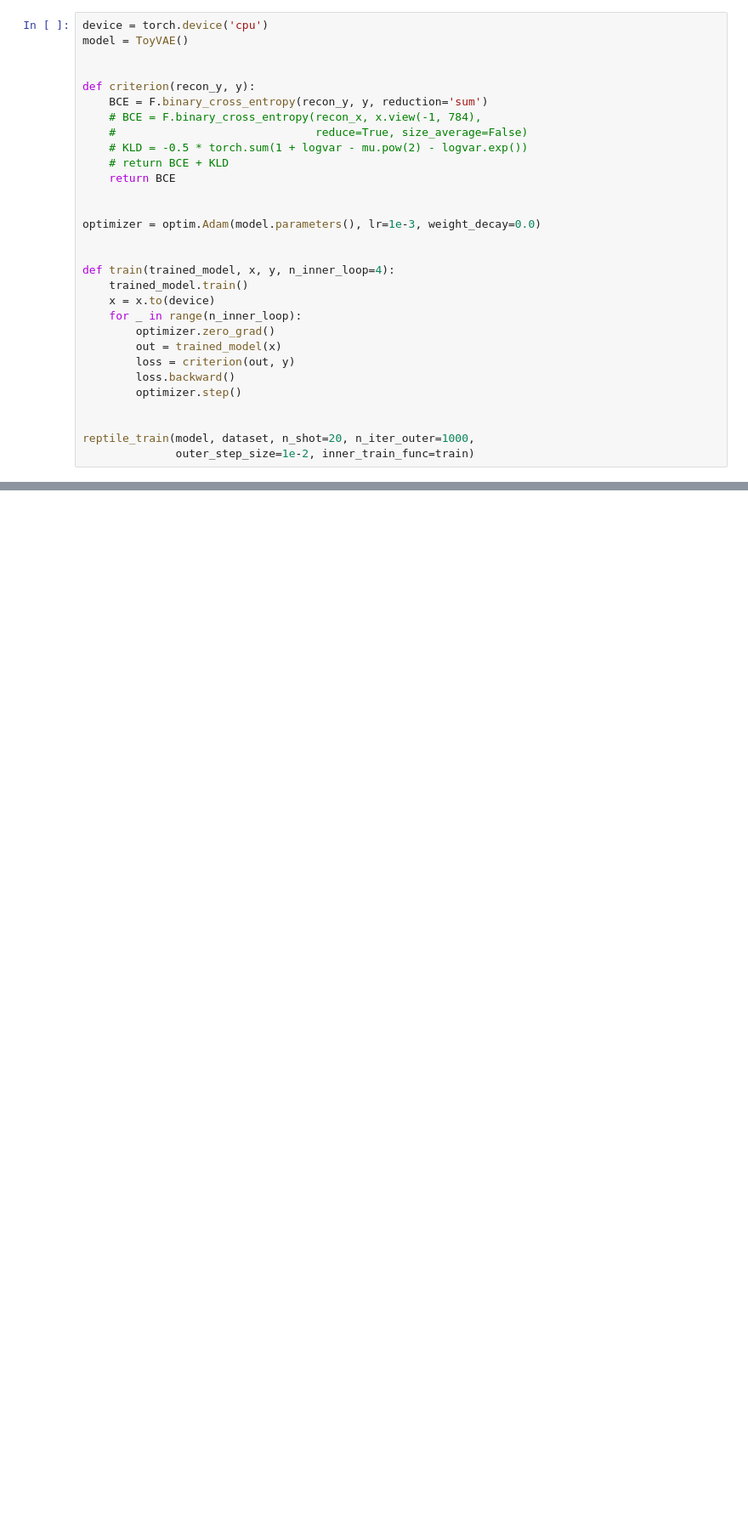
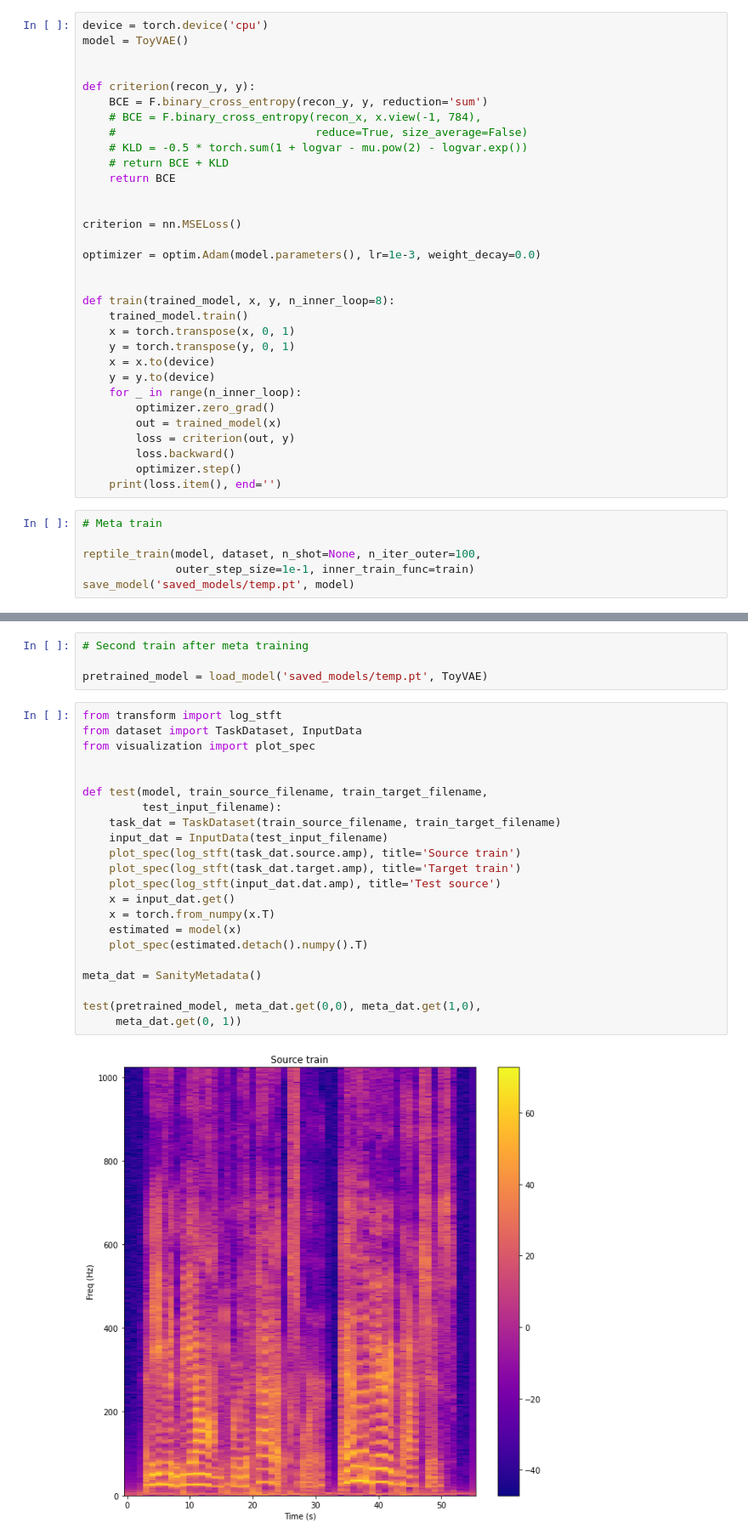
Before and after one commit to yunquian/CS-545-Project, a Jupyter notebook: model_playground.ipynb, the cells around one changed output, grey strips where cells are left out. Shown at 85% size. Cells and saved outputs as stored; diff of their text form; blank space fills up the shorter version.

```diff
--- a/model_playground.ipynb
+++ b/model_playground.ipynb
@@ -25,19 +38,27 @@ def criterion(recon_y, y):
     return BCE
 
 
+criterion = nn.MSELoss()
+
 optimizer = optim.Adam(model.parameters(), lr=1e-3, weight_decay=0.0)
 
 
-def train(trained_model, x, y, n_inner_loop=4):
+def train(trained_model, x, y, n_inner_loop=8):
     trained_model.train()
+    x = torch.transpose(x, 0, 1)
+    y = torch.transpose(y, 0, 1)
     x = x.to(device)
+    y = y.to(device)
     for _ in range(n_inner_loop):
         optimizer.zero_grad()
         out = trained_model(x)
         loss = criterion(out, y)
         loss.backward()
         optimizer.step()
-
-
-reptile_train(model, dataset, n_shot=20, n_iter_outer=1000,
-              outer_step_size=1e-2, inner_train_func=train)
+    print(loss.item(), end='')
+# %%
+# Meta train
+
+reptile_train(model, dataset, n_shot=None, n_iter_outer=100,
+              outer_step_size=1e-1, inner_train_func=train)
+save_model('saved_models/temp.pt', model)
@@ -43,0 +83,28 @@ reptile_train(model, dataset, n_shot=20, n_iter_outer=1000,
+# %%
+# Second train after meta training
+
+pretrained_model = load_model('saved_models/temp.pt', ToyVAE)
+# %%
+from transform import log_stft
+from dataset import TaskDataset, InputData
+from visualization import plot_spec
+
+
+def test(model, train_source_filename, train_target_filename,
+         test_input_filename):
+    task_dat = TaskDataset(train_source_filename, train_target_filename)
+    input_dat = InputData(test_input_filename)
+    plot_spec(log_stft(task_dat.source.amp), title='Source train')
+    plot_spec(log_stft(task_dat.target.amp), title='Target train')
+    plot_spec(log_stft(input_dat.dat.amp), title='Test source')
+    x = input_dat.get()
+    x = torch.from_numpy(x.T)
+    estimated = model(x)
+    plot_spec(estimated.detach().numpy().T)
+
+meta_dat = SanityMetadata()
+
+test(pretrained_model, meta_dat.get(0,0), meta_dat.get(1,0),
+     meta_dat.get(0, 1))
+# %% [output]
+[figure, added]
```
Also changed, not shown: parts of 6 cells of this notebook, 8 other files.
